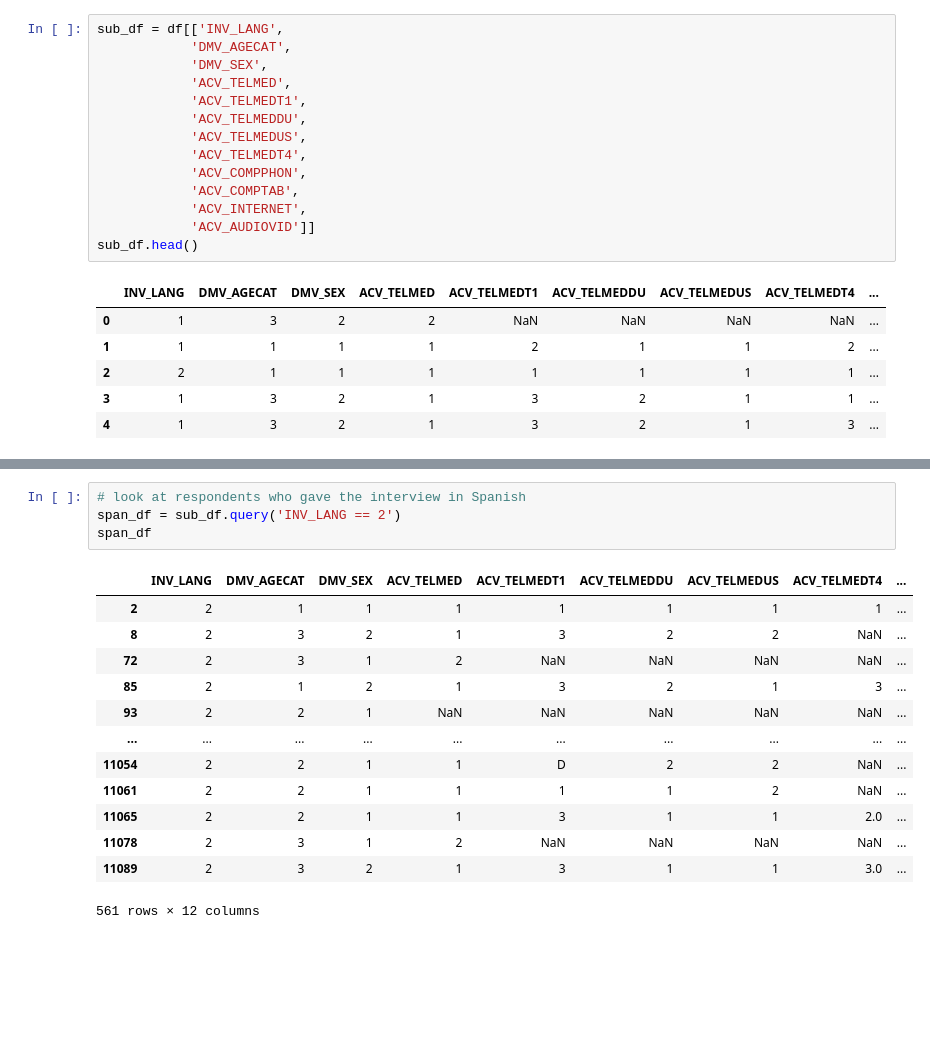
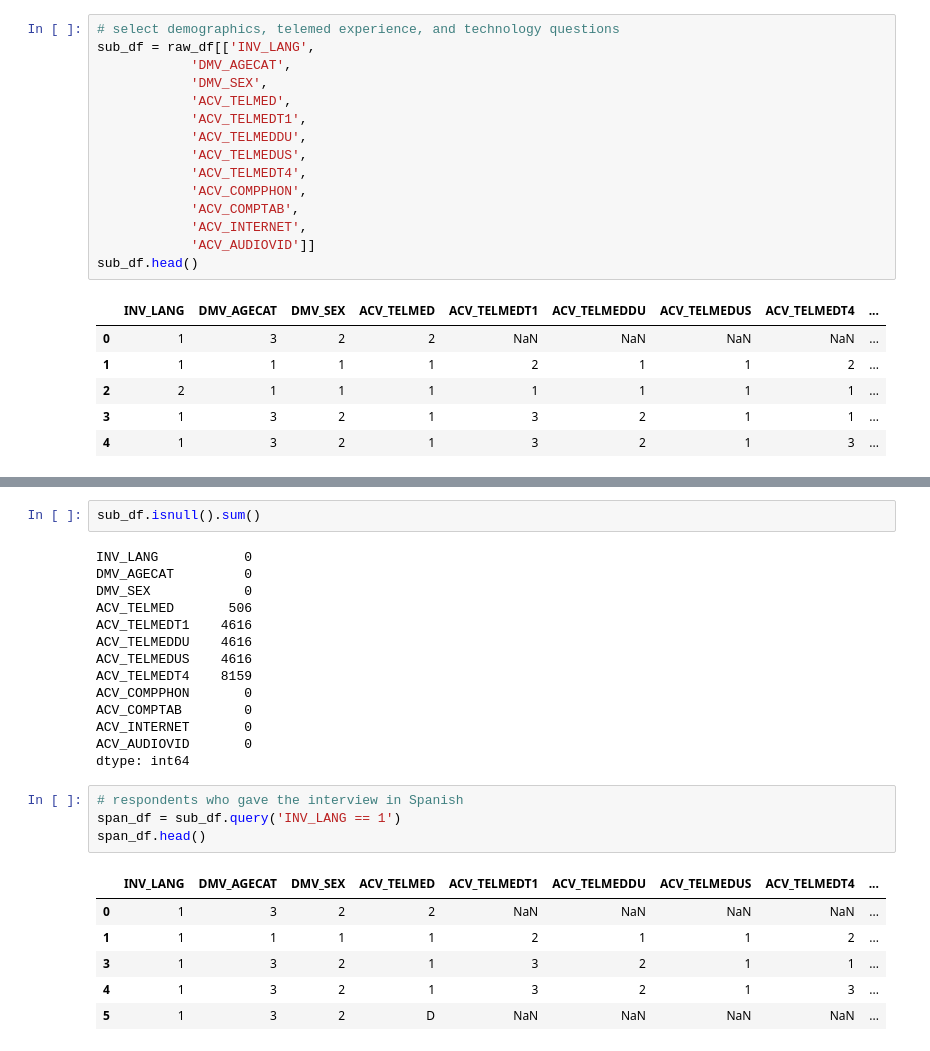
Before and after one commit to slp22/business-project, a Jupyter notebook: cms_covid_survey.ipynb, the cells around one changed output, grey strips where cells are left out. Drawn from its saved outputs; the diff is of its cells as text; blank space fills up the shorter version.

```diff
--- a/cms_covid_survey.ipynb
+++ b/cms_covid_survey.ipynb
@@ -201,7 +148,8 @@ YESNODK                       Unable to get care bc of CV19 since 11/1
                               10,373                  2  No
                  First available in 2020
 # %%
-sub_df = df[['INV_LANG',
+# select demographics, telemed experience, and technology questions
+sub_df = raw_df[['INV_LANG',
             'DMV_AGECAT',
             'DMV_SEX',
             'ACV_TELMED',
@@ -246,18 +172,27 @@ memory usage: 1.0+ MB
+# %%
+sub_df.isnull().sum()
+# %% [output]
+INV_LANG           0
+DMV_AGECAT         0
+DMV_SEX            0
+ACV_TELMED       506
+ACV_TELMEDT1    4616
+ACV_TELMEDDU    4616
+ACV_TELMEDUS    4616
+ACV_TELMEDT4    8159
+ACV_COMPPHON       0
+ACV_COMPTAB        0
+ACV_INTERNET       0
+ACV_AUDIOVID       0
+dtype: int64
 # %%
-# look at respondents who gave the interview in Spanish
-span_df = sub_df.query('INV_LANG == 2')
-span_df
+# respondents who gave the interview in Spanish
+span_df = sub_df.query('INV_LANG == 1')
+span_df.head()
 # %% [output]
 |  | INV_LANG | DMV_AGECAT | DMV_SEX | ACV_TELMED | ACV_TELMEDT1 | ACV_TELMEDDU | ACV_TELMEDUS | ACV_TELMEDT4 | ... |
-| 2 | 2 | 1 | 1 | 1 | 1 | 1 | 1 | 1 | ... |
-| 8 | 2 | 3 | 2 | 1 | 3 | 2 | 2 | NaN | ... |
-| 72 | 2 | 3 | 1 | 2 | NaN | NaN | NaN | NaN | ... |
-| 85 | 2 | 1 | 2 | 1 | 3 | 2 | 1 | 3 | ... |
-| 93 | 2 | 2 | 1 | NaN | NaN | NaN | NaN | NaN | ... |
-| ... | ... | ... | ... | ... | ... | ... | ... | ... | ... |
-| 11054 | 2 | 2 | 1 | 1 | D | 2 | 2 | NaN | ... |
-| 11061 | 2 | 2 | 1 | 1 | 1 | 1 | 2 | NaN | ... |
-| 11065 | 2 | 2 | 1 | 1 | 3 | 1 | 1 | 2.0 | ... |
-| 11078 | 2 | 3 | 1 | 2 | NaN | NaN | NaN | NaN | ... |
-| 11089 | 2 | 3 | 2 | 1 | 3 | 1 | 1 | 3.0 | ... |
+| 0 | 1 | 3 | 2 | 2 | NaN | NaN | NaN | NaN | ... |
+| 1 | 1 | 1 | 1 | 1 | 2 | 1 | 1 | 2 | ... |
+| 3 | 1 | 3 | 2 | 1 | 3 | 2 | 1 | 1 | ... |
+| 4 | 1 | 3 | 2 | 1 | 3 | 2 | 1 | 3 | ... |
+| 5 | 1 | 3 | 2 | D | NaN | NaN | NaN | NaN | ... |
-561 rows × 12 columns
```
Also changed, not shown: parts of 14 cells of this notebook.
